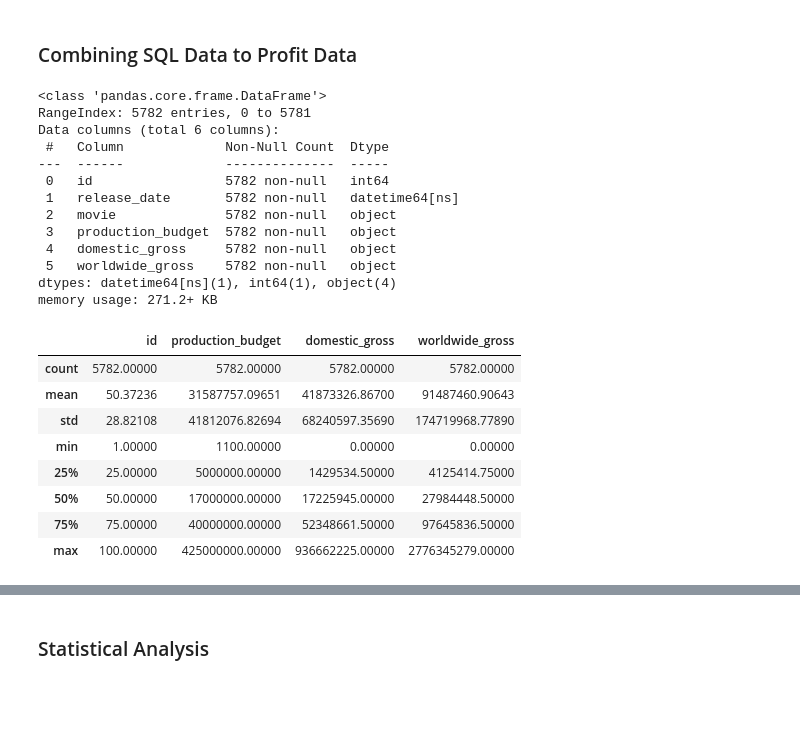
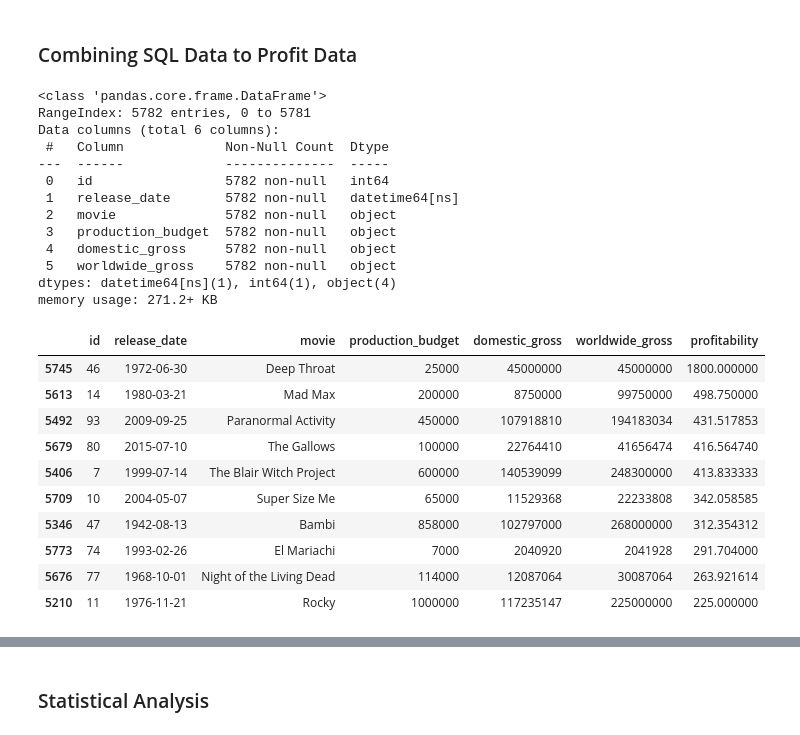
Before and after one commit to hacampbell1/teamaustin, a Jupyter notebook: computer_vision.ipynb, the cells around one changed output, grey strips where cells are left out. Cells and saved outputs as stored; diff of their text form; code cells hidden in the pictures; blank space fills up the shorter version.

```diff
--- a/computer_vision.ipynb
+++ b/computer_vision.ipynb
@@ -200,37 +191,41 @@ After viewing the top genres we want to create a statistical analysis of our fin
 # %%
 """ Combining the SQL database to the box office mojo and numbers dataset to establish profit based on genre """
 tn_df = pd.read_csv('data/tn.movie_budgets.csv.gz')
 tn_df.head()
 tn_df['release_date'] = pd.to_datetime(tn_df['release_date'])
 tn_df[tn_df.duplicated()]
 tn_df.info()
 tn_df['production_budget'] = tn_df['production_budget'].map(lambda x: int(x.strip('$').replace(',', '')))
 tn_df['domestic_gross'] = tn_df['domestic_gross'].map(lambda x: int(x.strip('$').replace(',', '')))
 tn_df['worldwide_gross'] = tn_df['worldwide_gross'].map(lambda x: int(x.strip('$').replace(',', '')))
 tn_df.describe().apply(lambda s: s.apply('{0:.5f}'.format))
+tn_df['profitability'] = tn_df['worldwide_gross']/tn_df['production_budget']
+tn_df.sort_values(by = 'profitability', ascending = False)[:10]
 # %% [output]
 <class 'pandas.core.frame.DataFrame'>
 RangeIndex: 5782 entries, 0 to 5781
 Data columns (total 6 columns):
  #   Column             Non-Null Count  Dtype
 ---  ------             --------------  -----
  0   id                 5782 non-null   int64
  1   release_date       5782 non-null   datetime64[ns]
  2   movie              5782 non-null   object
  3   production_budget  5782 non-null   object
  4   domestic_gross     5782 non-null   object
  5   worldwide_gross    5782 non-null   object
 dtypes: datetime64[ns](1), int64(1), object(4)
 memory usage: 271.2+ KB
-|  | id | production_budget | domestic_gross | worldwide_gross |
-| count | 5782.00000 | 5782.00000 | 5782.00000 | 5782.00000 |
-| mean | 50.37236 | 31587757.09651 | 41873326.86700 | 91487460.90643 |
-| std | 28.82108 | 41812076.82694 | 68240597.35690 | 174719968.77890 |
-| min | 1.00000 | 1100.00000 | 0.00000 | 0.00000 |
-| 25% | 25.00000 | 5000000.00000 | 1429534.50000 | 4125414.75000 |
-| 50% | 50.00000 | 17000000.00000 | 17225945.00000 | 27984448.50000 |
-| 75% | 75.00000 | 40000000.00000 | 52348661.50000 | 97645836.50000 |
-| max | 100.00000 | 425000000.00000 | 936662225.00000 | 2776345279.00000 |
+|  | id | release_date | movie | production_budget | domestic_gross | worldwide_gross | profitability |
+| 5745 | 46 | 1972-06-30 | Deep Throat | 25000 | 45000000 | 45000000 | 1800.000000 |
+| 5613 | 14 | 1980-03-21 | Mad Max | 200000 | 8750000 | 99750000 | 498.750000 |
+| 5492 | 93 | 2009-09-25 | Paranormal Activity | 450000 | 107918810 | 194183034 | 431.517853 |
+| 5679 | 80 | 2015-07-10 | The Gallows | 100000 | 22764410 | 41656474 | 416.564740 |
+| 5406 | 7 | 1999-07-14 | The Blair Witch Project | 600000 | 140539099 | 248300000 | 413.833333 |
+| 5709 | 10 | 2004-05-07 | Super Size Me | 65000 | 11529368 | 22233808 | 342.058585 |
+| 5346 | 47 | 1942-08-13 | Bambi | 858000 | 102797000 | 268000000 | 312.354312 |
+| 5773 | 74 | 1993-02-26 | El Mariachi | 7000 | 2040920 | 2041928 | 291.704000 |
+| 5676 | 77 | 1968-10-01 | Night of the Living Dead | 114000 | 12087064 | 30087064 | 263.921614 |
+| 5210 | 11 | 1976-11-21 | Rocky | 1000000 | 117235147 | 225000000 | 225.000000 |
 # %%
 tn_df
 # %% [output]
```
Also changed, not shown: parts of 6 cells of this notebook.
